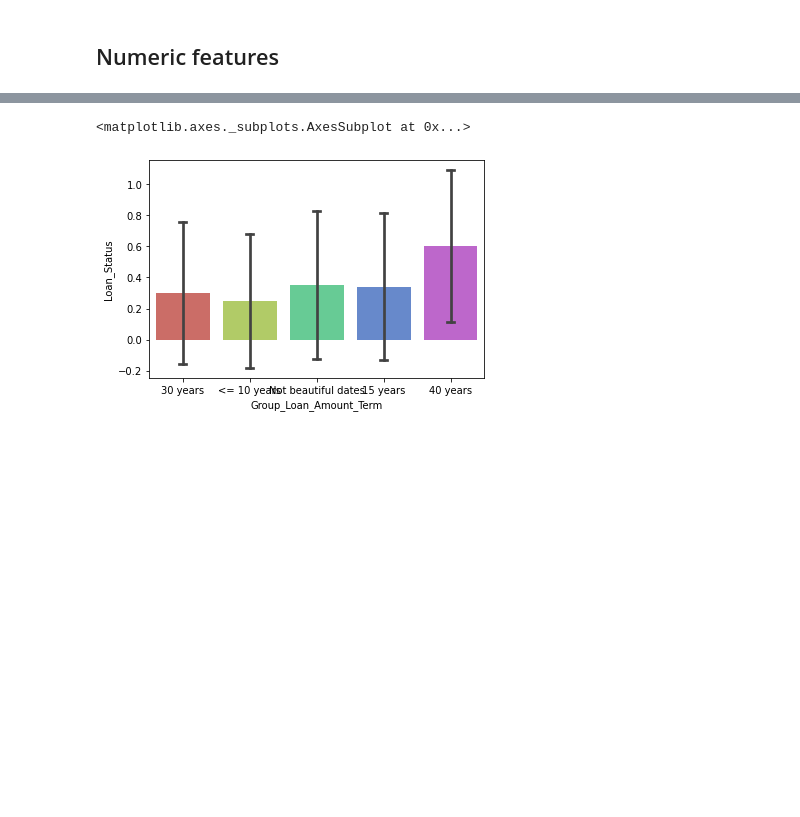
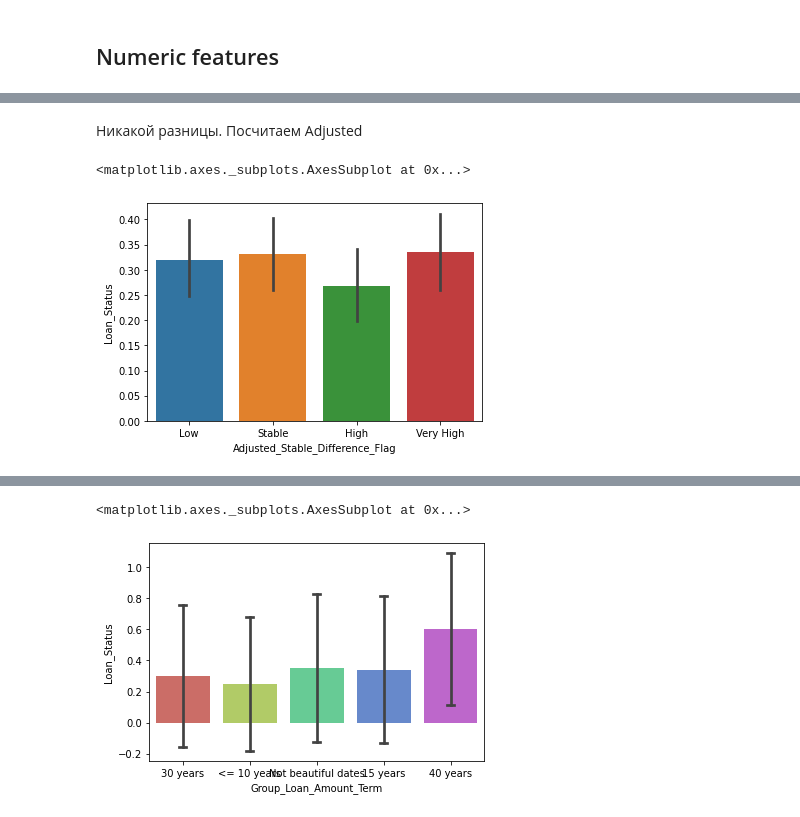
Before and after one commit to vita1pa/Loan-Prediction-Hackathon, a Jupyter notebook: Loan Prediction EDA - AV.ipynb, the cells around one changed output, grey strips where cells are left out. Saved outputs shown, nothing was run; the diff lists cells and outputs as text; code cells hidden in the pictures; blank space fills up the shorter version.

```diff
--- a/Loan Prediction EDA - AV.ipynb
+++ b/Loan Prediction EDA - AV.ipynb
@@ -196,0 +223,30 @@ temp['Group_Loan_Amount_Term'] = temp['Group_Loan_Amount_Term'].replace([480.0],
+# %% [markdown]
+Никакой разницы. Посчитаем Adjusted
+# %%
+train_cat_tr['Dependents'] = train_cat_tr['Dependents'].fillna(train_cat_tr['Dependents'].mode()[0])
+train_cat_tr['Married'] = train_cat_tr['Married'].fillna(train_cat_tr['Married'].mode()[0])
+
+train_num_tr['Dependents'] = train_cat_tr['Dependents'].map({'0': 0, '1': 1, '2': 2, "3+": 3.5})
+train_num_tr['Married'] = train_cat_tr['Married'].map({'Yes': 1, 'No': 0})
+# %%
+train_num_tr['Dependents'] = train_cat_tr['Dependents'].map({'0': 0, '1': 1, '2': 2, "3+": 3.5})
+train_num_tr['Married'] = train_cat_tr['Married'].map({'Yes': 1, 'No': 0})
+
+
+train_num_tr['Adjusted_Disposable_Income'] = (train_num_tr['ApplicantIncome'] +
+                                    train_num_tr['CoapplicantIncome']) / (1 + train_num_tr['Dependents'] + train_num_tr['Dependents']) * (1 - train_num_tr['Utility_Bills'])
+
+train_num_tr['Adjusted_Stable_Difference'] = train_num_tr['Adjusted_Disposable_Income'] - 2 * train_num_tr['Monthly_Loan_Amount']
+
+
+train_num_tr.describe()
+
+bins = [-16000, 200, 1870, 3200, 67000]
+labels = ['Low', 'Stable', 'High', 'Very High']
+
+train_num_tr['Adjusted_Stable_Difference_Flag'] = pd.cut(train_num_tr['Adjusted_Stable_Difference'], labels=labels, bins=bins)
+# %%
+sns.barplot(x='Adjusted_Stable_Difference_Flag', y='Loan_Status', data=train_num_tr)
+# %% [output]
+<matplotlib.axes._subplots.AxesSubplot at 0x...>
+[figure, added]
```
Also changed, not shown: parts of 41 cells of this notebook.
